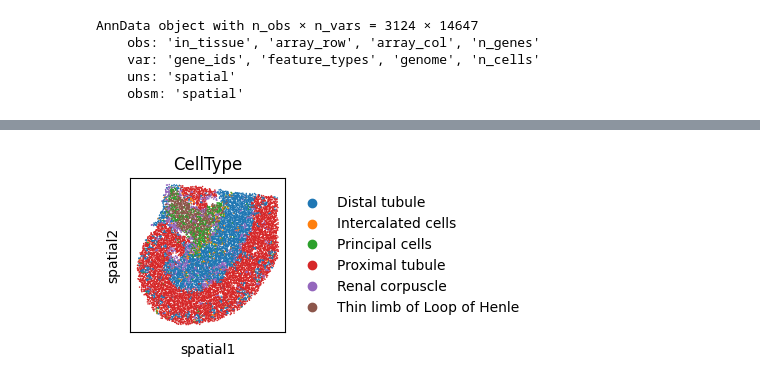
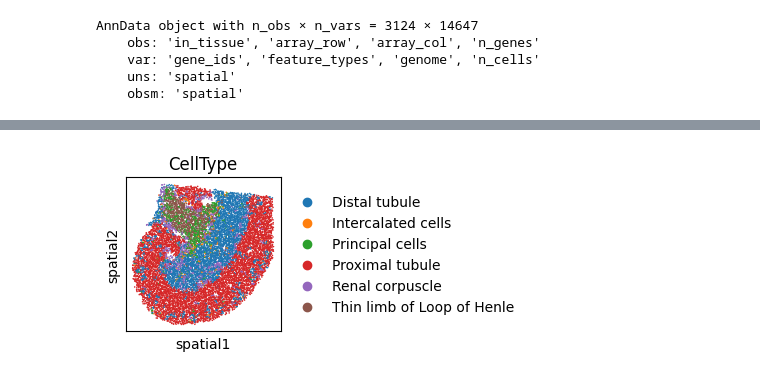
Before and after one commit to ZJUFanLab/scPositioner, a Jupyter notebook: tutorial/tutorial_kidney.ipynb, the cells around one changed output, grey strips where cells are left out. Drawn from its saved outputs; the diff is of its cells as text; code cells hidden in the pictures.

```diff
--- a/tutorial/tutorial_kidney.ipynb
+++ b/tutorial/tutorial_kidney.ipynb
@@ -16,3 +13,10 @@ st_adata = sc.read('../processed/st_adata.h5ad')
+# %%
+# demo data can be downloaded via https://drive.google.com/drive/folders/1UOBifg53QwayzZwXbGYCJSvmDc58RofD?usp=sharing
+sc_adata = sc.read('sc_kidney.h5ad')
+st_adata = sc.read('st_kidney.h5ad')
+
+# For spot-level spatial reference, it's required to deconvolute each spot in advance. Here we provide a deconvolution result for convenience.
+deconv_res = pd.read_csv('C2L_res_kidney.csv', index_col=0)
 # %%
 sc_adata
 # %% [output]
@@ -27,6 +31,3 @@ AnnData object with n_obs × n_vars = 3124 × 14647
     var: 'gene_ids', 'feature_types', 'genome', 'n_cells'
     uns: 'spatial'
     obsm: 'spatial'
-# %%
-# load deconvolution results
-deconv_res = pd.read_csv('../results/C2L_res.csv', index_col=0)
@@ -35,11 +51,13 @@ deconv_res = pd.read_csv('../results/C2L_res.csv', index_col=0)
 # %%
-adata_new = LowResMapper(
+mapper = LowResMapper(
             S = sc_adata,
             R = st_adata,
             deconv_res = deconv_res,
-            celltype_key = 'celltype',
+            celltype_key = 'Cell_type',
             estimate_cell_number_list = None,
             mean_cell_numbers = 5,
             normalize = True,
             numItermax = 1e6,
             seed = 0)
+# %%
+adata_new = mapper.run()
@@ -48,4 +80,5 @@ adata_new.write('../results/scPositioner_result.h5ad')
-# %%
-sc.pl.embedding(adata_new, basis='spatial', color='CellType', s=5)
-# %% [output]
-[figure, removed]
+# %%
+plt.rcParams["figure.figsize"] = (2, 2)
+sc.pl.embedding(adata_new, basis='spatial', color='CellType', s=5)
+# %% [output]
+[figure, added]
```
Also changed, not shown: parts of 5 cells of this notebook, 2 other files.
